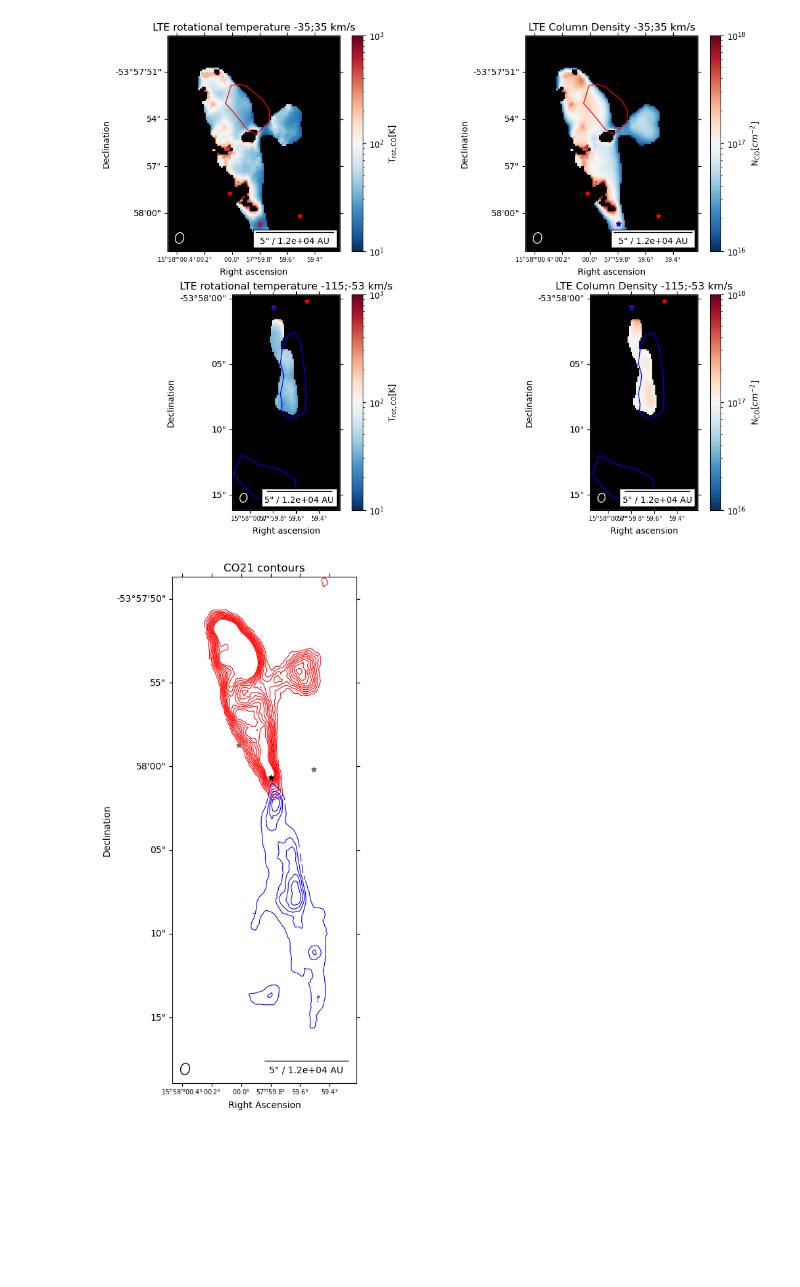
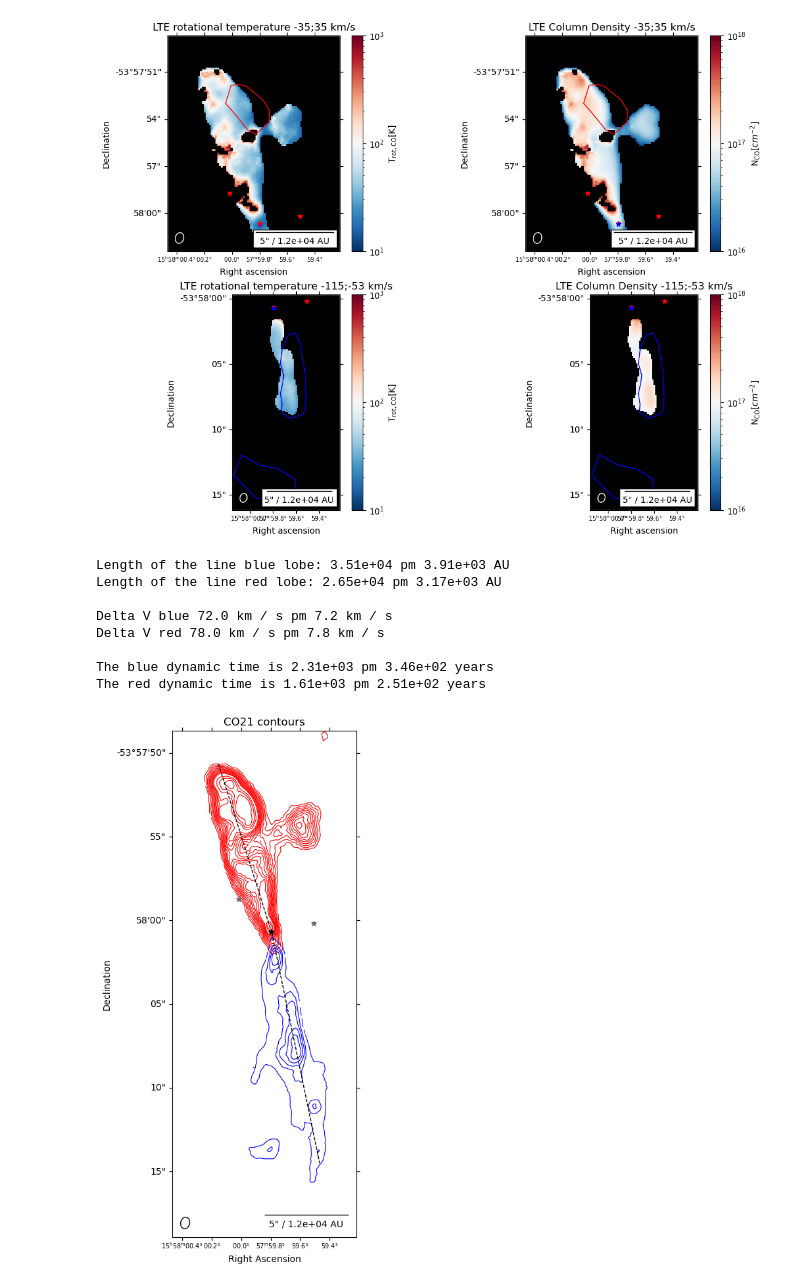
Before and after one commit to femkeballieux/master_project_2, a Jupyter notebook: code/LTERadtrans_RotDiagram_G328.25.ipynb, the cells around one changed output. Saved outputs shown, nothing was run; the diff lists cells and outputs as text; code cells hidden in the pictures; blank space fills up the shorter version.

```diff
--- a/code/LTERadtrans_RotDiagram_G328.25.ipynb
+++ b/code/LTERadtrans_RotDiagram_G328.25.ipynb
@@ -800,7 +800,7 @@ fig, ax = plt.subplots(figsize=(10,10), subplot_kw={'projection': wcs_B6_red}) #
 plt.title('CO21 contours')
 
 # Plot the contours of B6_red_clip. since it is already clipped at 3 sigma, no need to do it again. This goed allright, it does not need to be 3sigma for b6 _and_ b7.
-contourlevels_red=np.array([3,6,9,12,15,18,21,24,27,30,33,36])*B6_red_rms
+contourlevels_red=np.array([3,6,9,12,15,18,21,24,27,30,33,36, 45, 50, 55])*B6_red_rms
 ax.contour(B6_red_clip.value, levels=contourlevels_red, colors='red', linewidths=0.8)
 
 # Plot the contours of B6_blue_clip
@@ -808,32 +808,77 @@ ax.contour(B6_red_clip.value, levels=contourlevels_red, colors='red', linewidths
 contourlevels_blue=np.array([3,4,6,7,8,9,12,15,18,21,24,27,30,33,36])* B6_blue_rms
 ax.contour(B6_blue_clip.value, levels=contourlevels_blue, colors='blue', linewidths=0.8)
 
 
 # Set the limits for zooming
 ax.set_xlim(500, 600)
 ax.set_ylim(400, 675)
 
 # Add labels
 ax.set_xlabel('Right Ascension')
 ax.set_ylabel('Declination')
 
 # Set the aspect ratio to be equal
 ax.set_aspect('equal')
 
 
 v.add_beam(ax=ax,major=beam_major, minor=beam_minor, angle=beam_pa, color='none', edgecolor='black')
 ax.tick_params(axis='x', labelsize=7)
 v.add_scalebar(ax, length=5*u.arcsec, label=f"5\" / {((5*u.arcsec).to(u.rad)*d.to(u.au)).value:.2} AU")
 
 ax.scatter(all_cores_coords.ra, all_cores_coords.dec, transform=ax.get_transform('fk5'), s=30,
               color='dimgrey', marker='*', label='All cores', zorder=10)
 
 ax.scatter(hot_cores_RA, hot_cores_DEC, transform=ax.get_transform('fk5'), s=30,
            color='black', marker='*', label='Hot cores', zorder=100)
 
+#make radii
+point1_blue = (554, 565)  # protostar
+point2_blue = (580, 440)  # Furthest point from the protostar
+ax.plot([point1_blue[0], point2_blue[0]], [point1_blue[1], point2_blue[1]], color='black', linestyle='--', linewidth=1)
+line_length_blue = np.sqrt((point2_blue[0] - point1_blue[0])**2 + (point2_blue[1] - point1_blue[1])**2)
+
+point1_red = (554, 565)  # protostar
+point2_red = (525, 657)  # Furthest point from the protostar
+ax.plot([point1_red[0], point2_red[0]], [point1_red[1], point2_red[1]], color='black', linestyle='--', linewidth=1)
+line_length_red = np.sqrt((point2_red[0] - point1_red[0])**2 + (point2_red[1] - point1_red[1])**2)
+
+V_blue = np.abs(-115 - (-43)) * u.km / u.s
+V_red = np.abs(35 - (-43)) * u.km / u.s
+
 # Show the plot
 plt.tight_layout()
+plt.savefig(path+'plots/CO21_contours_'+source_name+'.png', dpi=500, bbox_inches='tight')
 
-plt.savefig(path+'plots/CO21_contours_'+source_name+'.png', dpi=500, bbox_inches='tight')
+#Uncertainty in radius is 10% of lobe convolved with major axis of beam
+radius_blue = ((line_length_blue * pixel_size).to(u.rad)*d.to(u.au)).to(u.AU, equivalencies=u.dimensionless_angles())
+e_radius_blue = np.sqrt( np.square(0.1* radius_blue) + np.square((beam_major.to(u.rad)*d.to(u.au)).to(u.AU, equivalencies=u.dimensionless_angles())) )
+print(f"Length of the line blue lobe: {radius_blue.value:.3} pm {e_radius_blue.value:.3} AU")
+radius_red = ((line_length_red * pixel_size).to(u.rad)*d.to(u.au)).to(u.AU, equivalencies=u.dimensionless_angles())
+e_radius_red = np.sqrt( np.square(0.1* radius_red) + np.square((beam_major.to(u.rad)*d.to(u.au)).to(u.AU, equivalencies=u.dimensionless_angles())) )
+print(f"Length of the line red lobe: {radius_red.value:.3} pm {e_radius_red.value:.3} AU")
+
+print("")
+e_V_blue = 0.1 * V_blue
+e_V_red = 0.1 * V_red
+print(f"Delta V blue {V_blue} pm {e_V_blue}")
+print(f"Delta V red {V_red:.3} pm {e_V_red:.3}")
+
+
+print ("")
+t_dyn_blue = (radius_blue / V_blue).to(u.yr)
+e_t_dyn_blue = np.sqrt(np.square(e_radius_blue/V_blue)+np.square(radius_blue * e_V_blue/ V_blue **2)).to(u.yr)
+print(f"The blue dynamic time is {t_dyn_blue.value:.3} pm {e_t_dyn_blue.value:.3} years")
+
+t_dyn_red = (radius_red / V_red).to(u.yr)
+e_t_dyn_red = np.sqrt(np.square(e_radius_red/V_red)+np.square(radius_red * e_V_red/ V_red **2)).to(u.yr)
+print(f"The red dynamic time is {t_dyn_red.value:.3} pm {e_t_dyn_red.value:.3} years")
 # %% [output]
+Length of the line blue lobe: 3.51e+04 pm 3.91e+03 AU
+Length of the line red lobe: 2.65e+04 pm 3.17e+03 AU
+
+Delta V blue 72.0 km / s pm 7.2 km / s
+Delta V red 78.0 km / s pm 7.8 km / s
+
+The blue dynamic time is 2.31e+03 pm 3.46e+02 years
+The red dynamic time is 1.61e+03 pm 2.51e+02 years
-[figure, old version]
+[figure, new version]
```
Also changed, not shown: 6 other files.
